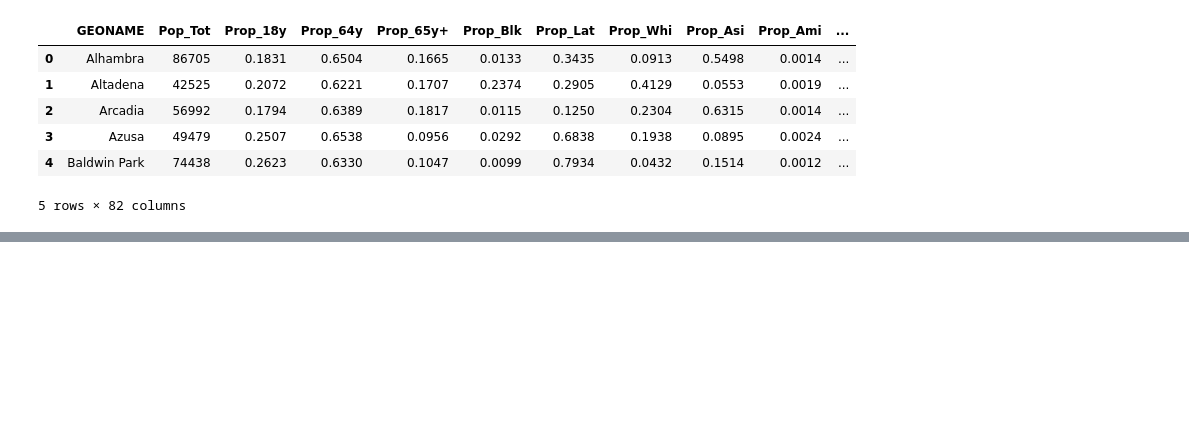
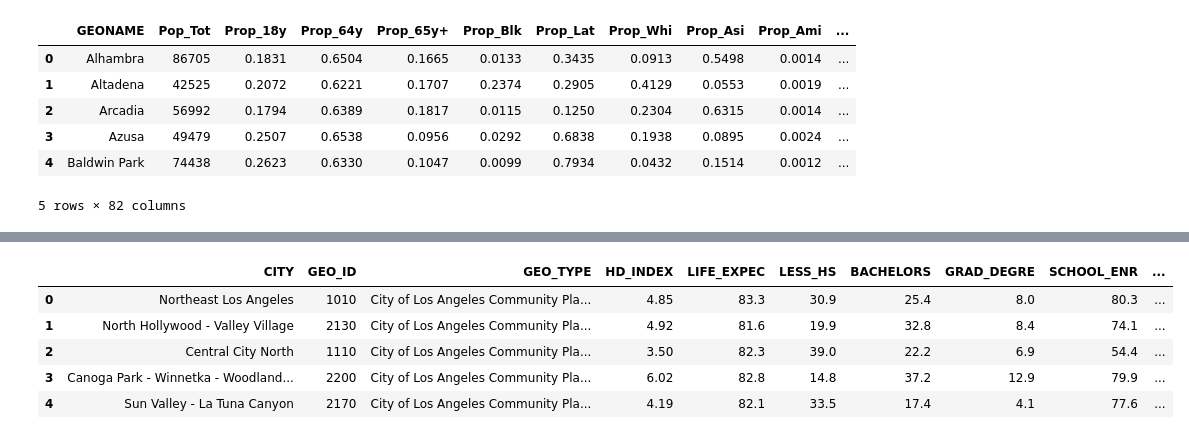
Before and after one commit to Christopher-Liu/Irvine-Property-Value-Analysis, a Jupyter notebook: analysis_la.ipynb, the cells around one changed output, grey strips where cells are left out. Cells and saved outputs as stored; diff of their text form; code cells hidden in the pictures; blank space fills up the shorter version.

```diff
--- a/analysis_la.ipynb
+++ b/analysis_la.ipynb
@@ -298,6 +297,9 @@ df_hdi_merged.head()
 | 2 | 949888 | Single Family Residential | Hacienda Heights | 91745 | 5.0 | 3.0 | 3198.0 | 33.981565 | ... |
 | 3 | 418000 | Condo/Co-op | Hacienda Heights | 91745 | 2.0 | 1.5 | 1029.0 | 33.990939 | ... |
 | 4 | 499900 | Single Family Residential | La Puente | 91744 | 3.0 | 2.0 | 1428.0 | 34.014966 | ... |
+# %%
+df_hprop = pd.read_csv('./data/la_county/la_county_health_profile.csv',
+                       na_values = ['', '-', '**'])
 # %%
 df_hprop.head()
 # %% [output]
@@ -310,0 +369,4 @@ df_hprop.head()
+# %%
+# Rename GEONAME column so we can do dataframe merging
+
+df_hprop.rename(columns = {'GEONAME': 'CITY'}, inplace = True)
@@ -310,0 +399,14 @@ df_hprop.head()
+# %%
+df_test = pd.merge(df_hdi,
+                   df_hprop[['CITY', 'Rte_crim']],
+                   on = 'CITY',
+                   how = 'left')
+# %%
+df_test.head()
+# %% [output]
+|  | CITY | GEO_ID | GEO_TYPE | HD_INDEX | LIFE_EXPEC | LESS_HS | BACHELORS | GRAD_DEGRE | SCHOOL_ENR | ... |
+| 0 | Northeast Los Angeles | 1010 | City of Los Angeles Community Pla... | 4.85 | 83.3 | 30.9 | 25.4 | 8.0 | 80.3 | ... |
+| 1 | North Hollywood - Valley Village | 2130 | City of Los Angeles Community Pla... | 4.92 | 81.6 | 19.9 | 32.8 | 8.4 | 74.1 | ... |
+| 2 | Central City North | 1110 | City of Los Angeles Community Pla... | 3.50 | 82.3 | 39.0 | 22.2 | 6.9 | 54.4 | ... |
+| 3 | Canoga Park - Winnetka - Woodland... | 2200 | City of Los Angeles Community Pla... | 6.02 | 82.8 | 14.8 | 37.2 | 12.9 | 79.9 | ... |
+| 4 | Sun Valley - La Tuna Canyon | 2170 | City of Los Angeles Community Pla... | 4.19 | 82.1 | 33.5 | 17.4 | 4.1 | 77.6 | ... |
```
Also changed, not shown: parts of 28 cells of this notebook.
